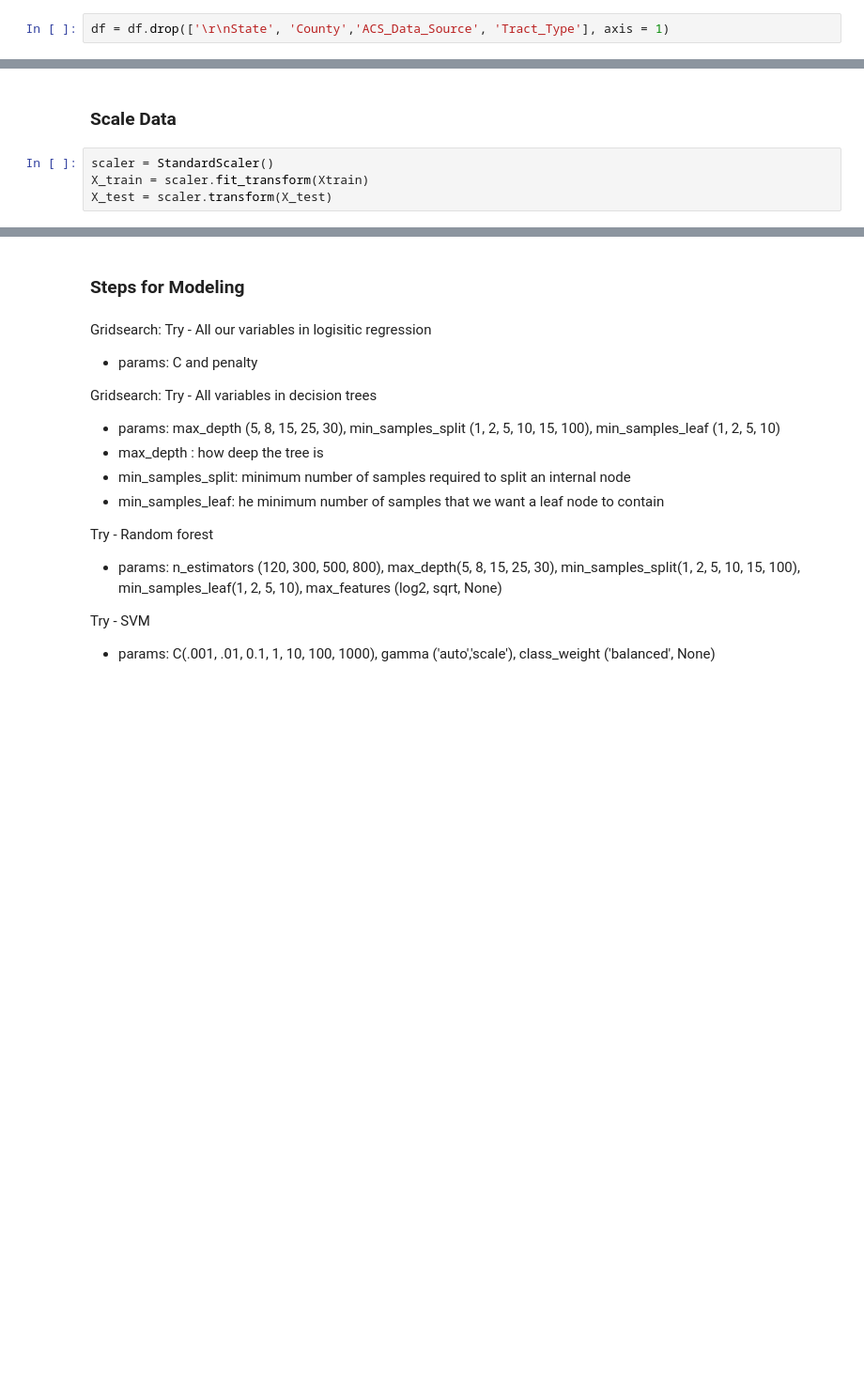
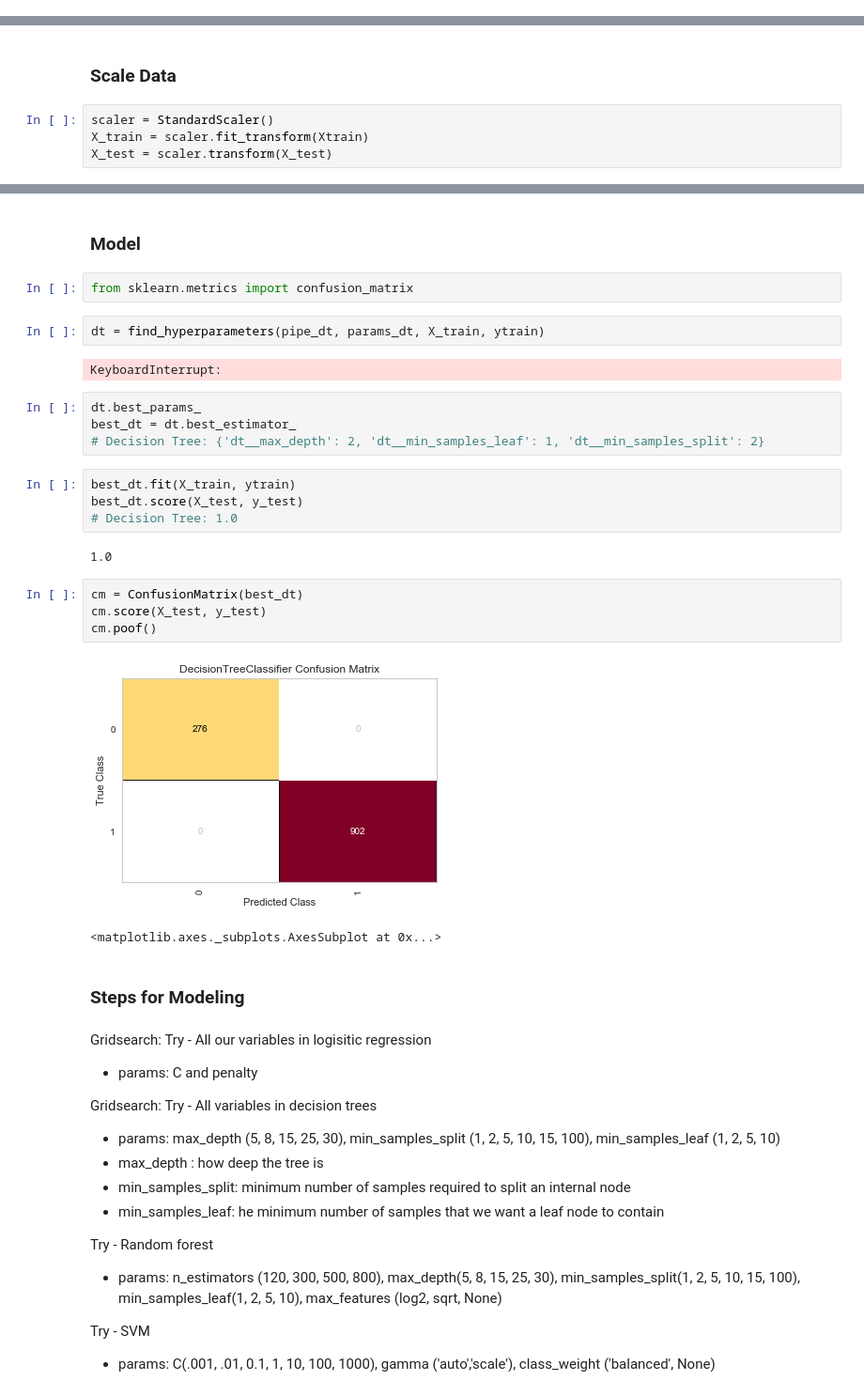
Before and after one commit to BudBernhard/DeepSolarAnalysis, a Jupyter notebook: EDA_Notebooks/EDA_Allison.ipynb, the cells around one changed output, grey strips where cells are left out. Shown: that part at 94% size. Cells and saved outputs as stored; diff of their text form; blank space fills up the shorter version.

```diff
--- a/EDA_Notebooks/EDA_Allison.ipynb
+++ b/EDA_Notebooks/EDA_Allison.ipynb
@@ -93,6 +93,4 @@ df.has_tiles.value_counts()
 Name: has_tiles, dtype: int64
-# %%
-df = df.drop(['\r\nState', 'County','ACS_Data_Source', 'Tract_Type'], axis = 1)
 # %%
 len(df.columns)
 # %% [output]
@@ -127,3 +133,28 @@ X_test = scaler.transform(X_test)
+# %% [markdown]
+### Model
+# %%
+from sklearn.metrics import confusion_matrix
+# %%
+dt = find_hyperparameters(pipe_dt, params_dt, X_train, ytrain)
+# %% [output]
+KeyboardInterrupt:
+# %%
+dt.best_params_
+best_dt = dt.best_estimator_
+# Decision Tree: {'dt__max_depth': 2, 'dt__min_samples_leaf': 1, 'dt__min_samples_split': 2}
+# %%
+best_dt.fit(X_train, ytrain)
+best_dt.score(X_test, y_test)
+# Decision Tree: 1.0
+# %% [output]
+1.0
+# %%
+cm = ConfusionMatrix(best_dt)
+cm.score(X_test, y_test)
+cm.poof()
+# %% [output]
+[figure, added]
+<matplotlib.axes._subplots.AxesSubplot at 0x...>
 # %% [markdown]
 ### Steps for Modeling
 # %% [markdown]
```
Also changed, not shown: parts of 11 cells of this notebook, 2 other files.
